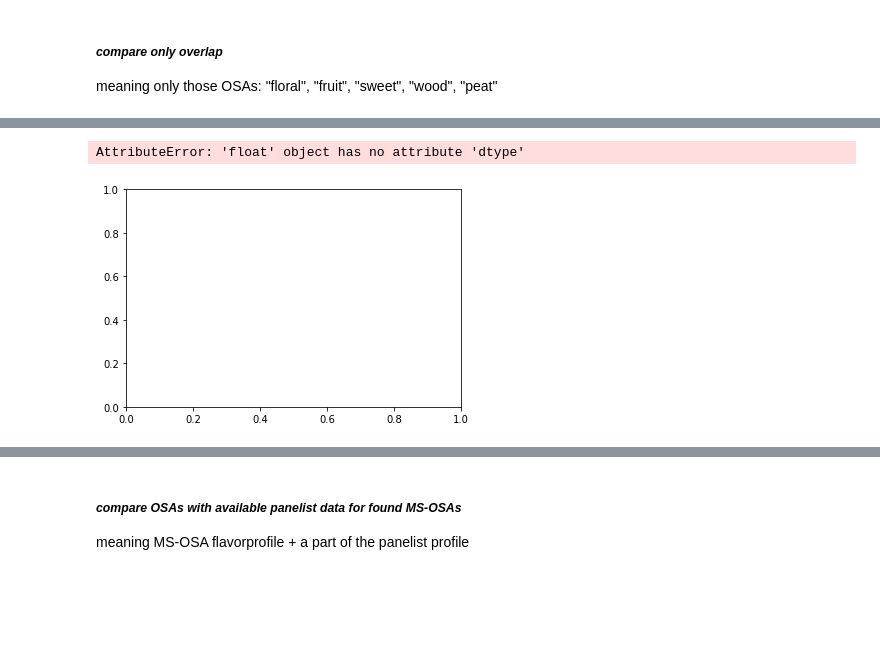
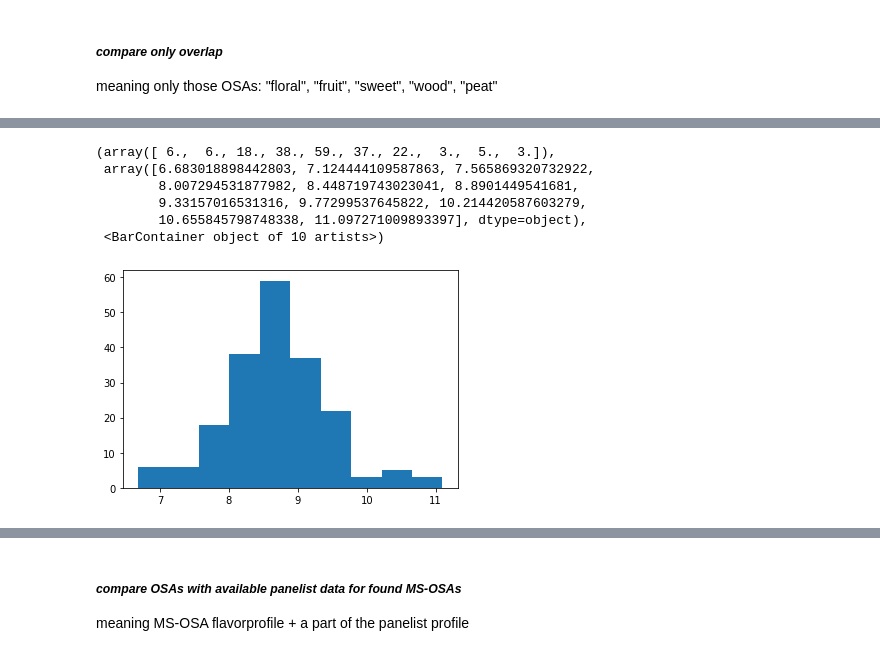
Before and after one commit to rengesf/flavorpred, a Jupyter notebook: workflow.ipynb, the cells around one changed output, grey strips where cells are left out. Drawn from its saved outputs; the diff is of its cells as text; code cells hidden in the pictures; blank space fills up the shorter version.

```diff
--- a/workflow.ipynb
+++ b/workflow.ipynb
@@ -281,3 +227,8 @@ def find_int_for_all_OSAs(final_I_vector,normalized_OQ_intensities):
 # %%
 D, mol_to_OD = flavornet_dataframe()
 OD_OQ, OQ_OSA = OD_X_OQ()
+# %%
+a1 = 0
+a2 = 0
+a3 = 0.33
+a4 = 1
@@ -287,7 +309,6 @@ def main(sample_key,n):
 
     found_flavors,mol_flavors = match_mol_with_flavors(ms_cas,mol_to_OD)
     print("1) ODs found")
-
     # find matching OQs to found ODs from massspec x flavornet
     matching_OQs, matching_OQs_dict = find_matching_entries(mol_flavors, OD_OQ)
     OQ_dict, OQs = create_matrix_from_dict(matching_OQs_dict, matching_OQs,ms_cas)
@@ -298,10 +319,10 @@ def main(sample_key,n):
     OSA_dict, OSAs = create_matrix_from_dict(matching_OSAs_dict, matching_OSAs,ms_cas)
     print("3) OSAs found")
 
-    '''normalized_OQ_intensity, final_I_vector= normalized_OQ_intensities(I_vector,OSA_dict,OQ_dict)
+    normalized_OQ_intensity, final_I_vector= normalized_OQ_intensities(I_vector,OSA_dict,OQ_dict)
     fuzzy = find_int_for_all_OSAs(final_I_vector,normalized_OQ_intensity)
     #todo add equation2 and 3'''
 
     final_OSA_plotting = I_Vector(I_vector, ms_cas, OSAs)
-    return OSAs, I_vector,final_OSA_plotting
+    return OSAs, I_vector,final_OSA_plotting,fuzzy
 # %%
@@ -480,7 +526,7 @@ def workflow_all_samples(all_samples,n):
     all_samples_OSAs= pd.DataFrame(data,columns=["samplekey",]+overlap_OSAs)
     all_samples_OSAs.set_index("samplekey", inplace=True)
     for sample_key in all_samples.index:
-        OSA_sample, intensities, OSA_plotting = main(sample_key,n)
+        OSA_sample, intensities, OSA_plotting,OSA_fuzzy = main(sample_key,n)
         OSA_compare = find_overlapping_profiles(OSA_plotting, overlap_OSAs)
         all_samples_OSAs.loc[sample_key] = OSA_compare
         print(sample_key)
@@ -768,7 +892,12 @@ meaning only those OSAs: "floral", "fruit", "sweet", "wood", "peat"
 # %%
-plt.hist(all_samples_OSAs["sweet"])
+plt.hist(all_samples_ms_pred["sweet"])
 # %% [output]
-AttributeError: 'float' object has no attribute 'dtype'
+(array([ 6.,  6., 18., 38., 59., 37., 22.,  3.,  5.,  3.]),
+ array([6.683018898442803, 7.124444109587863, 7.565869320732922,
+        8.007294531877982, 8.448719743023041, 8.8901449541681,
+        9.33157016531316, 9.77299537645822, 10.214420587603279,
+        10.655845798748338, 11.097271009893397], dtype=object),
+ <BarContainer object of 10 artists>)
-[figure, old version]
+[figure, new version]
 # %%
 def compare_visual(sample_key, n):
```
Also changed, not shown: parts of 44 cells of this notebook, 2 other files.
